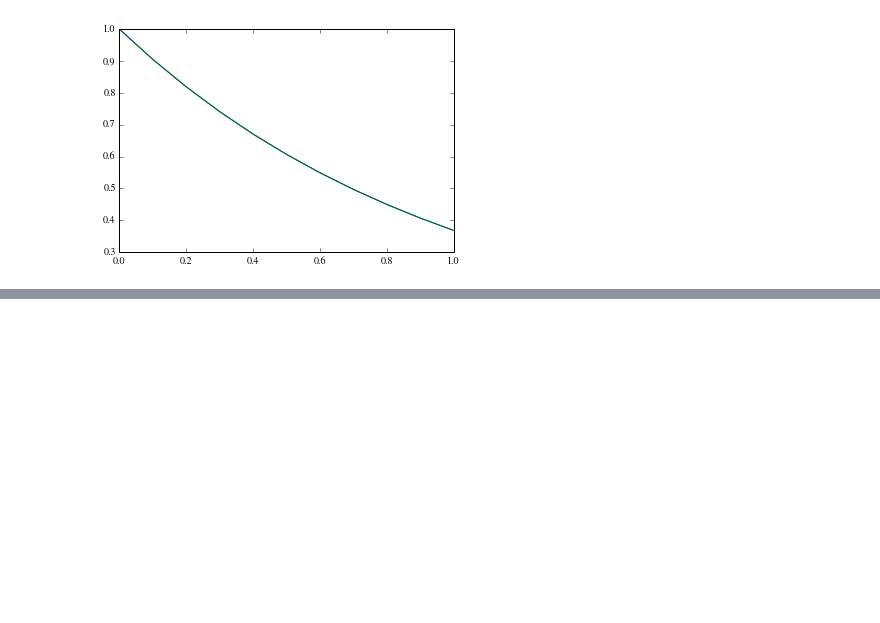
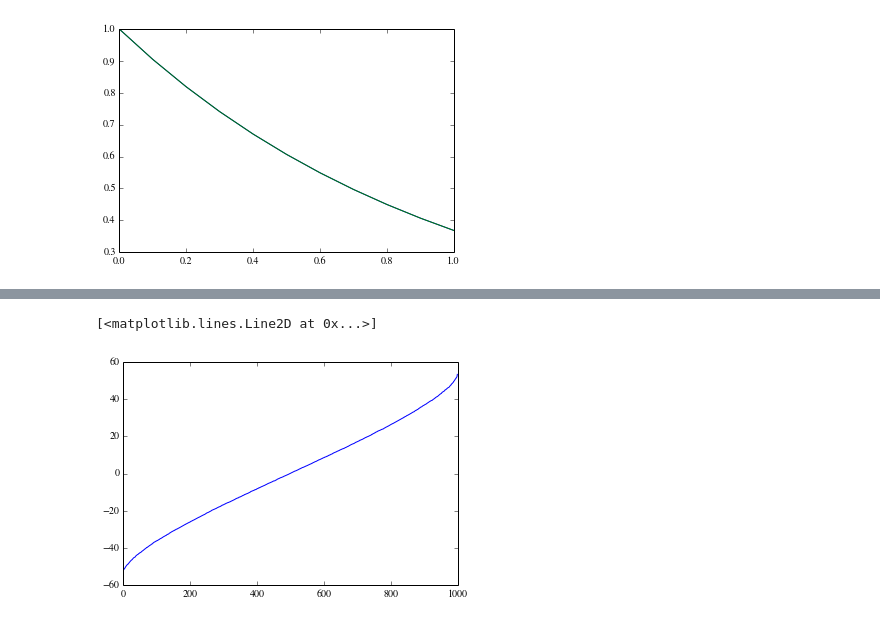
Before and after one commit to computo-fc/mecanica_analitica, a Jupyter notebook: EDOs-clase-I.ipynb, the cells around one changed output, grey strips where cells are left out. Saved outputs shown, nothing was run; the diff lists cells and outputs as text; code cells hidden in the pictures; blank space fills up the shorter version.

```diff
--- a/EDOs-clase-I.ipynb
+++ b/EDOs-clase-I.ipynb
@@ -200,0 +299,5 @@ plt.plot(tiempos_salida, exacto)
+# %%
+plt.plot(lamb[:-1])
+# %% [output]
+[<matplotlib.lines.Line2D at 0x...>]
+[figure, added]
```
Also changed, not shown: parts of 20 cells of this notebook, 1 other file.
